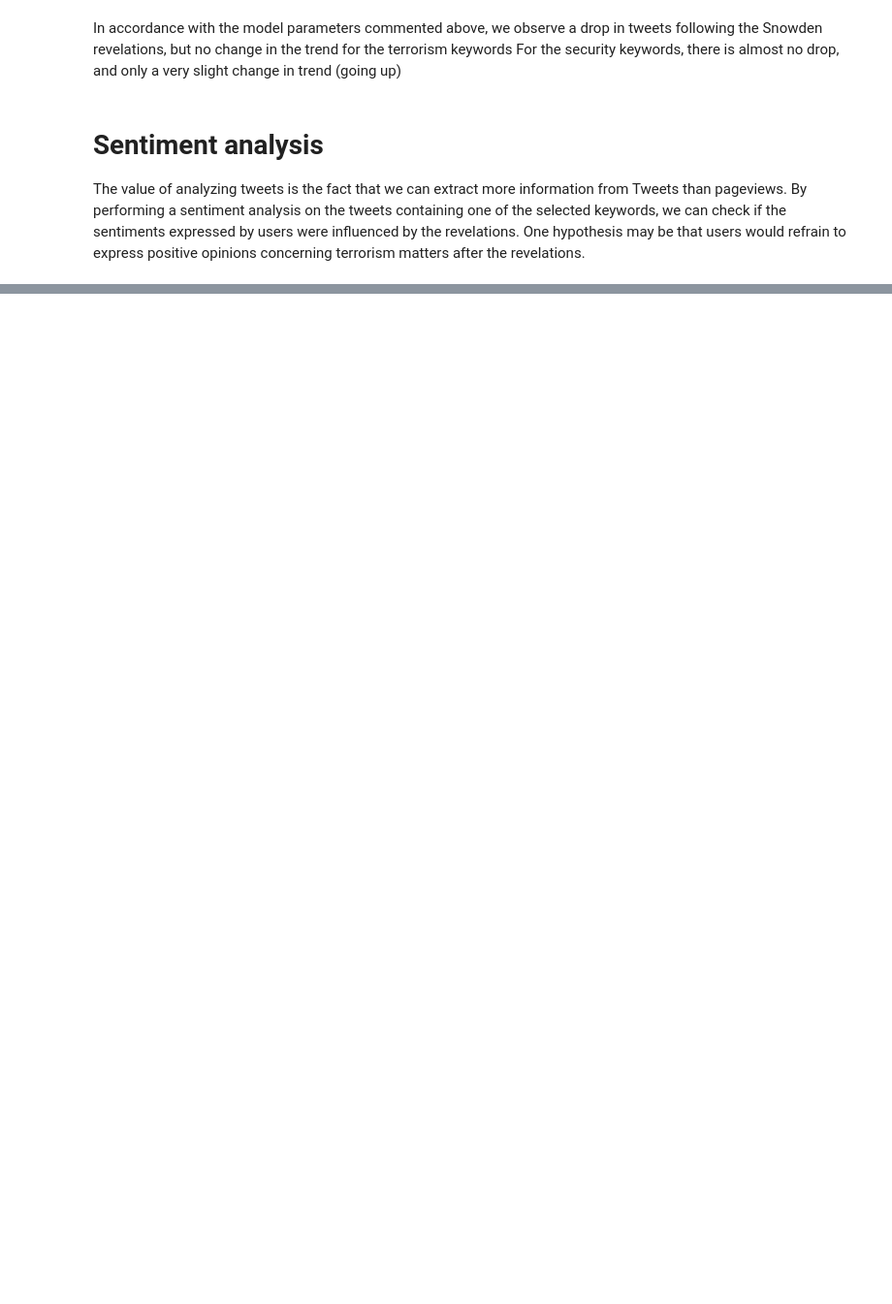
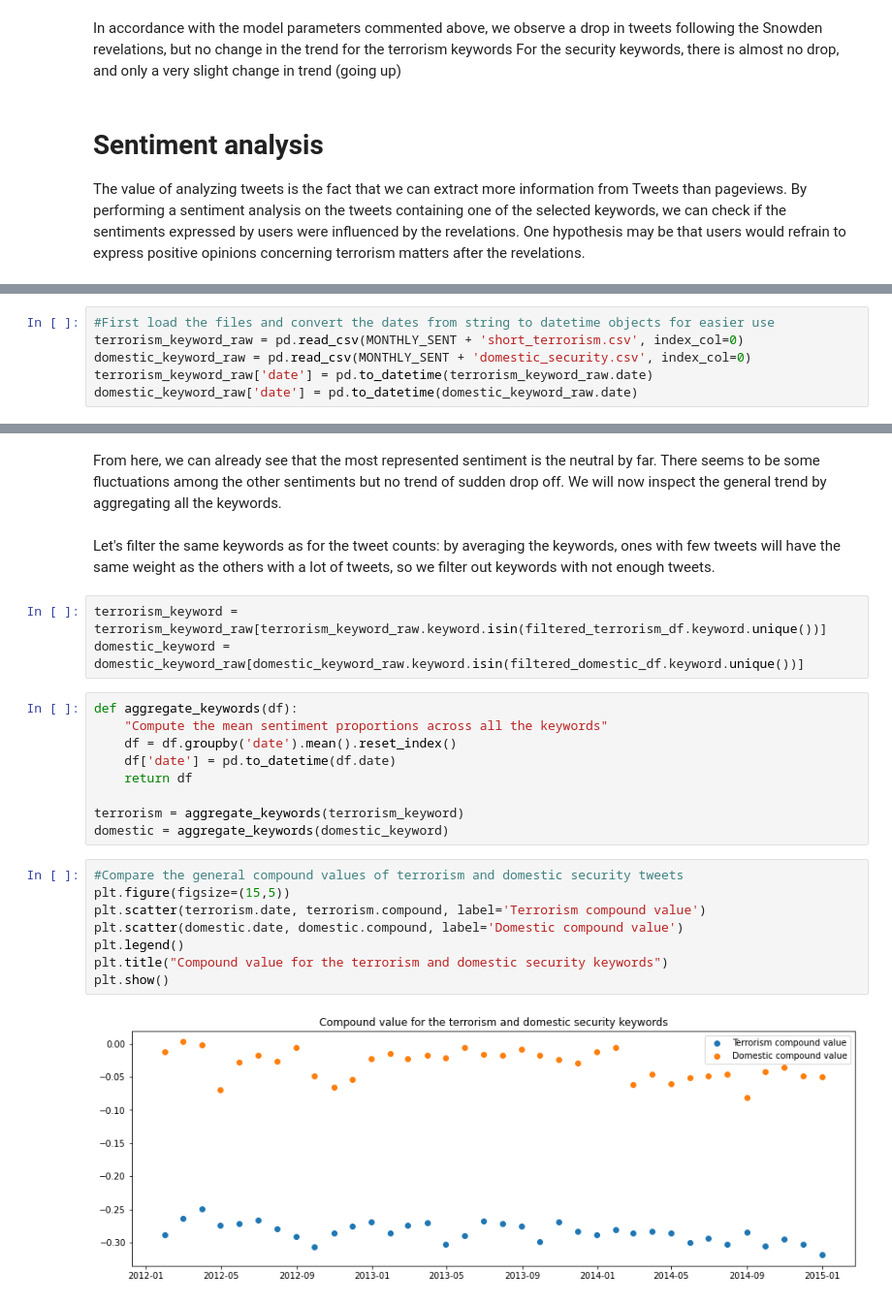
Before and after one commit to JulienVig/CS-401-Tweet-Analysis, a Jupyter notebook: tweet_analysis.ipynb, the cells around one changed output, grey strips where cells are left out. Shown at 97% size. Drawn from its saved outputs; the diff is of its cells as text; blank space fills up the shorter version.

```diff
--- a/tweet_analysis.ipynb
+++ b/tweet_analysis.ipynb
@@ -499,0 +629,6 @@ plt.show()
+# %%
+#First load the files and convert the dates from string to datetime objects for easier use
+terrorism_keyword_raw = pd.read_csv(MONTHLY_SENT + 'short_terrorism.csv', index_col=0)
+domestic_keyword_raw = pd.read_csv(MONTHLY_SENT + 'domestic_security.csv', index_col=0)
+terrorism_keyword_raw['date'] = pd.to_datetime(terrorism_keyword_raw.date)
+domestic_keyword_raw['date'] = pd.to_datetime(domestic_keyword_raw.date)
@@ -499,0 +673,27 @@ plt.show()
+# %% [markdown]
+From here, we can already see that the most represented sentiment is the neutral by far. There seems to be some fluctuations among the other sentiments but no trend of sudden drop off.
+We will now inspect the general trend by aggregating all the keywords.
+# %% [markdown]
+Let's filter the same keywords as for the tweet counts: by averaging the keywords, ones with few tweets will have the same weight as the others with a lot of tweets, so we filter out keywords with not enough tweets.
+# %%
+terrorism_keyword = terrorism_keyword_raw[terrorism_keyword_raw.keyword.isin(filtered_terrorism_df.keyword.unique())]
+domestic_keyword = domestic_keyword_raw[domestic_keyword_raw.keyword.isin(filtered_domestic_df.keyword.unique())]
+# %%
+def aggregate_keywords(df):
+    "Compute the mean sentiment proportions across all the keywords"
+    df = df.groupby('date').mean().reset_index()
+    df['date'] = pd.to_datetime(df.date)
+    return df
+
+terrorism = aggregate_keywords(terrorism_keyword)
+domestic = aggregate_keywords(domestic_keyword)
+# %%
+#Compare the general compound values of terrorism and domestic security tweets
+plt.figure(figsize=(15,5))
+plt.scatter(terrorism.date, terrorism.compound, label='Terrorism compound value')
+plt.scatter(domestic.date, domestic.compound, label='Domestic compound value')
+plt.legend()
+plt.title("Compound value for the terrorism and domestic security keywords")
+plt.show()
+# %% [output]
+[figure, added]
```
Also changed, not shown: parts of 83 cells of this notebook, 16 other files.
